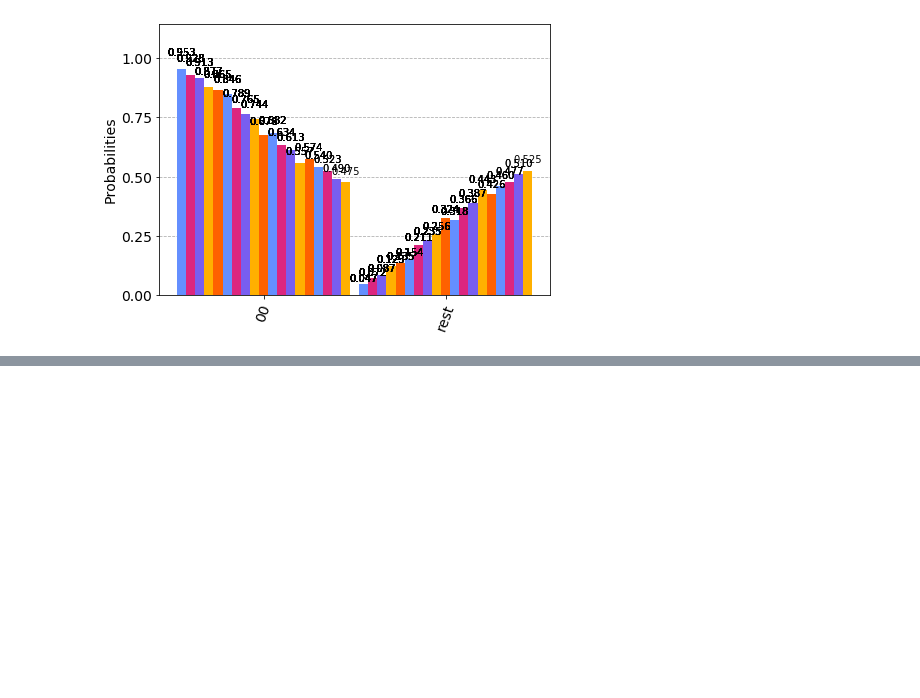
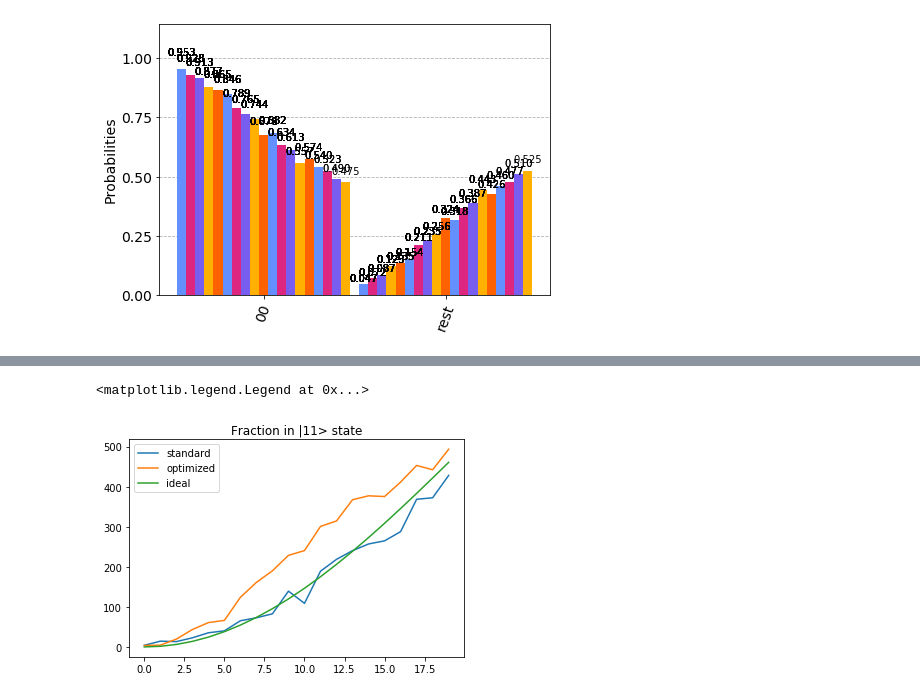
Before and after one commit to singular-value/optimizations_via_openpulse, a Jupyter notebook: ZZ_Interaction_EXPERIMENT.ipynb, the cells around one changed output, grey strips where cells are left out. Cells and saved outputs as stored; diff of their text form; code cells hidden in the pictures; blank space fills up the shorter version.

```diff
--- a/ZZ_Interaction_EXPERIMENT.ipynb
+++ b/ZZ_Interaction_EXPERIMENT.ipynb
@@ -205,0 +241,22 @@ plot_histogram(optimized_counts_list[:19], number_to_keep=1)
+# %%
+# infer output state vectors, up to phase of each element (phase won't matter for overlap calculation)
+standard_11s = []
+for counts in standard_counts_list:
+    standard_11s.append(counts.get('11', 0))
+
+optimized_11s = []
+for counts in optimized_counts_list:
+    optimized_11s.append(counts.get('11', 0))
+
+ideal_11s = []
+for ideal in ideal_state_vectors:
+    ideal_11s.append(1000 * np.abs(ideal[3]) ** 2)
+# %%
+plt.plot(standard_11s, label='standard')
+plt.plot(optimized_11s, label='optimized')
+plt.plot(ideal_11s, label='ideal')
+plt.title('Fraction in |11> state')
+plt.legend()
+# %% [output]
+<matplotlib.legend.Legend at 0x...>
+[figure, added]
```
Also changed, not shown: parts of 8 cells of this notebook.
